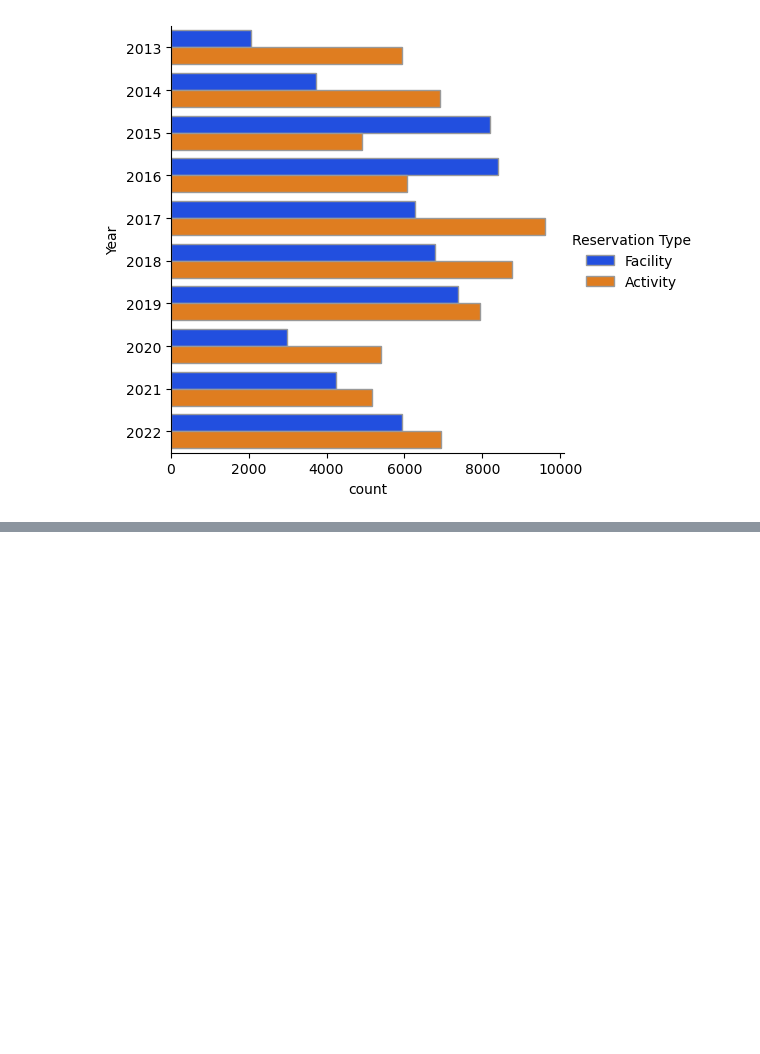
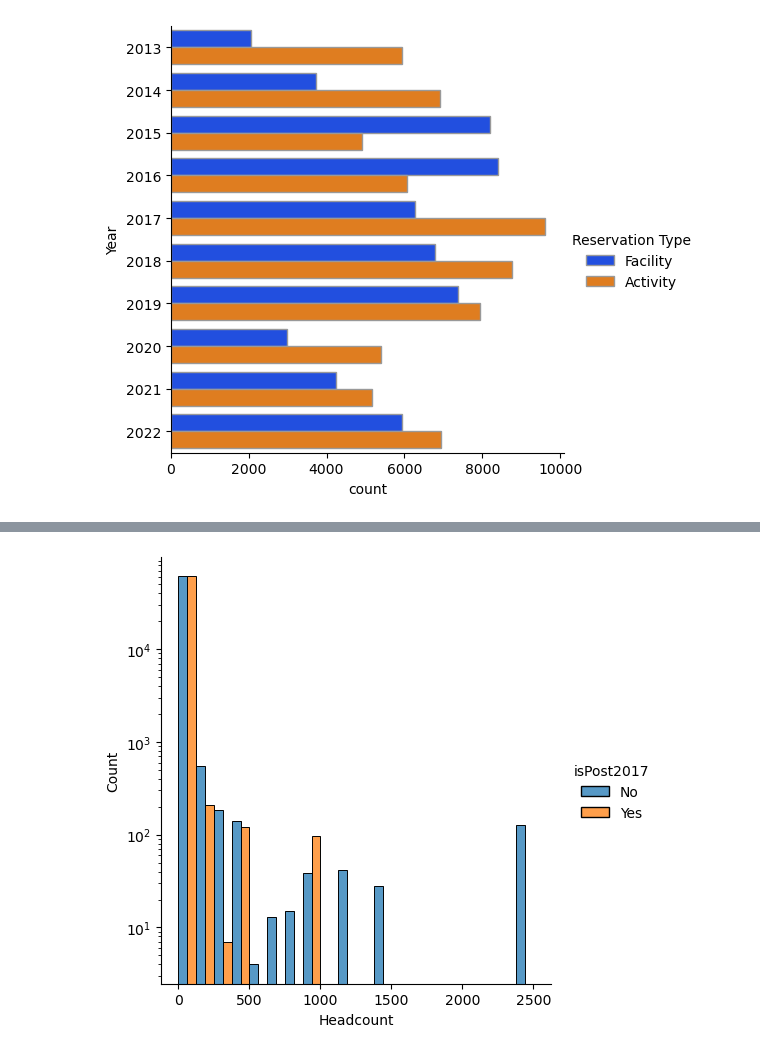
Before and after one commit to EarliestFall988/Data-Science-CIS-590, a Jupyter notebook: Analysis of Interesting Correlations and Features/Year versus Status.ipynb, the cells around one changed output, grey strips where cells are left out. Cells and saved outputs as stored; diff of their text form; code cells hidden in the pictures; blank space fills up the shorter version.

```diff
--- a/Analysis of Interesting Correlations and Features/Year versus Status.ipynb
+++ b/Analysis of Interesting Correlations and Features/Year versus Status.ipynb
@@ -69 +68,7 @@ plt.yscale('log')
+# %%
+sns.displot(df, x="Headcount", hue="isPost2017", multiple="dodge", bins=20)
+plt.yscale('log')
+plt.savefig('figures/headcountisPost2017.pdf')
+# %% [output]
+[figure, added]
 # %%
```
Also changed, not shown: parts of 16 cells of this notebook, 4 other files.
